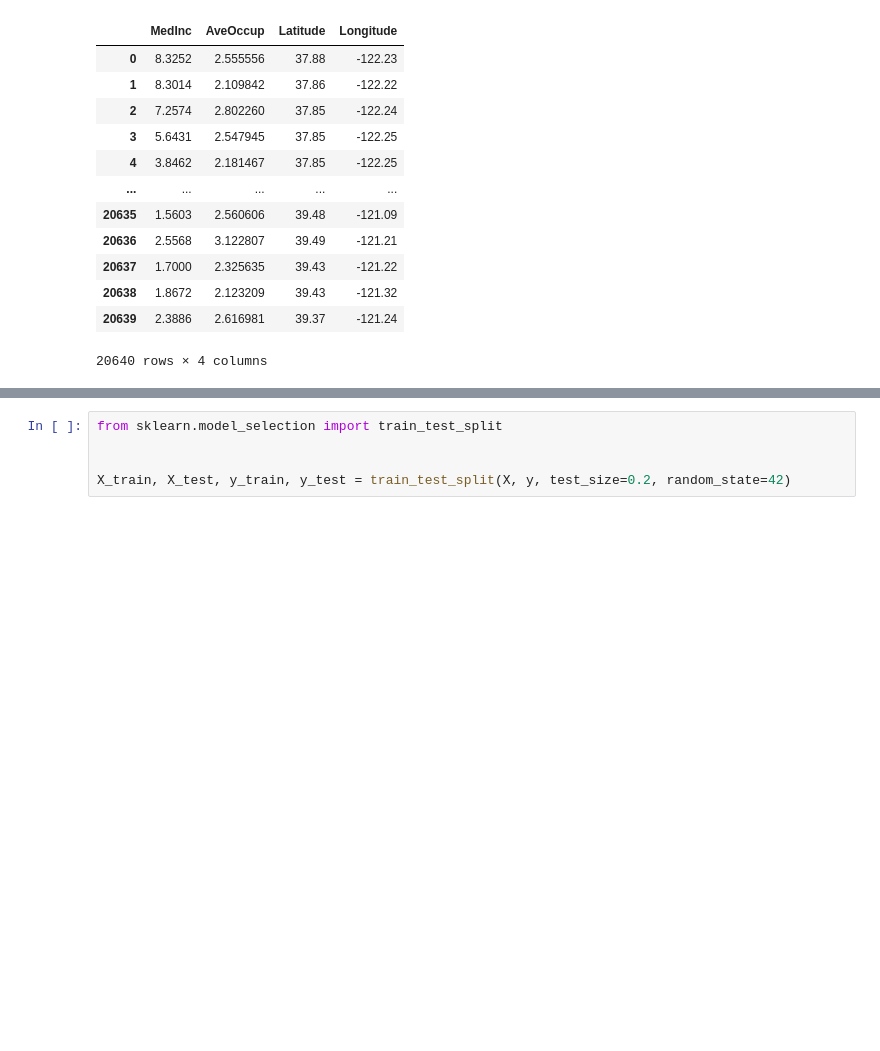
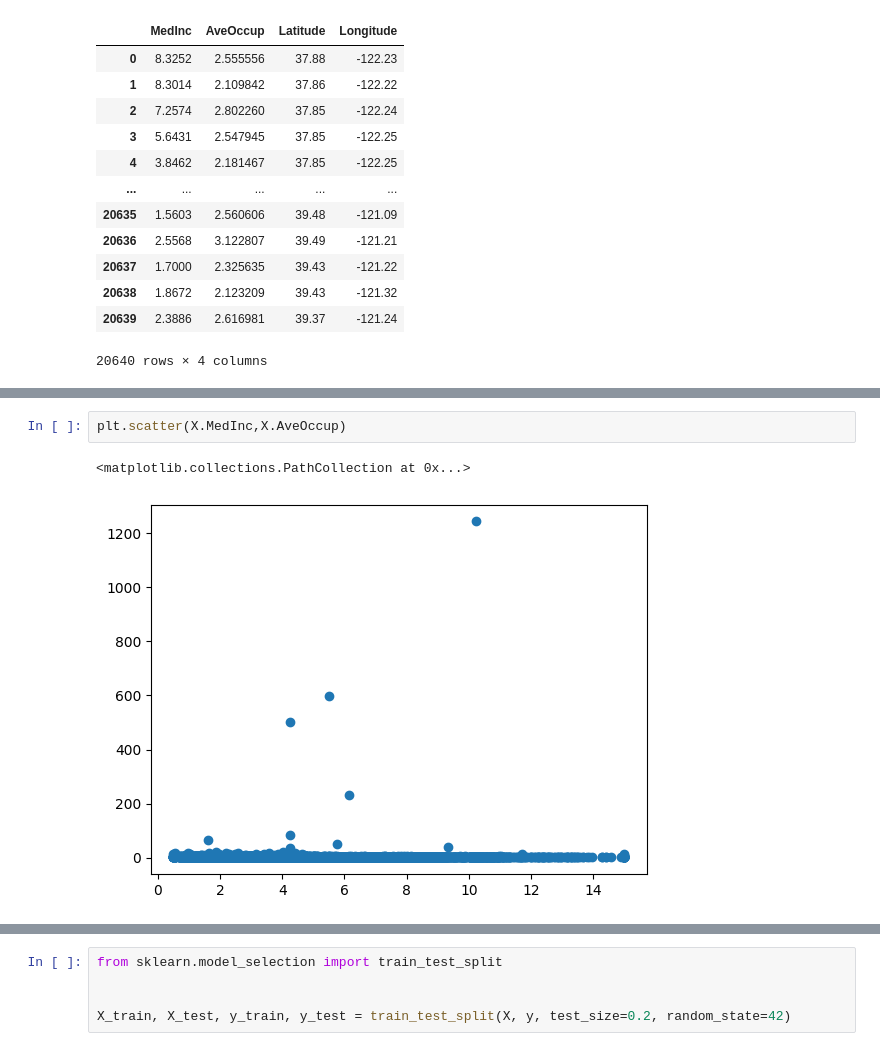
Before and after one commit to Shaun-Sas/Learn_aI, a Jupyter notebook: assignment2/assign2_regress.ipynb, the cells around one changed output, grey strips where cells are left out. Saved outputs shown, nothing was run; the diff lists cells and outputs as text; blank space fills up the shorter version.

```diff
--- a/assignment2/assign2_regress.ipynb
+++ b/assignment2/assign2_regress.ipynb
@@ -79,0 +85,5 @@ X
+# %%
+plt.scatter(X.MedInc,X.AveOccup)
+# %% [output]
+<matplotlib.collections.PathCollection at 0x...>
+[figure, added]
```
Also changed, not shown: parts of 3 cells of this notebook.
